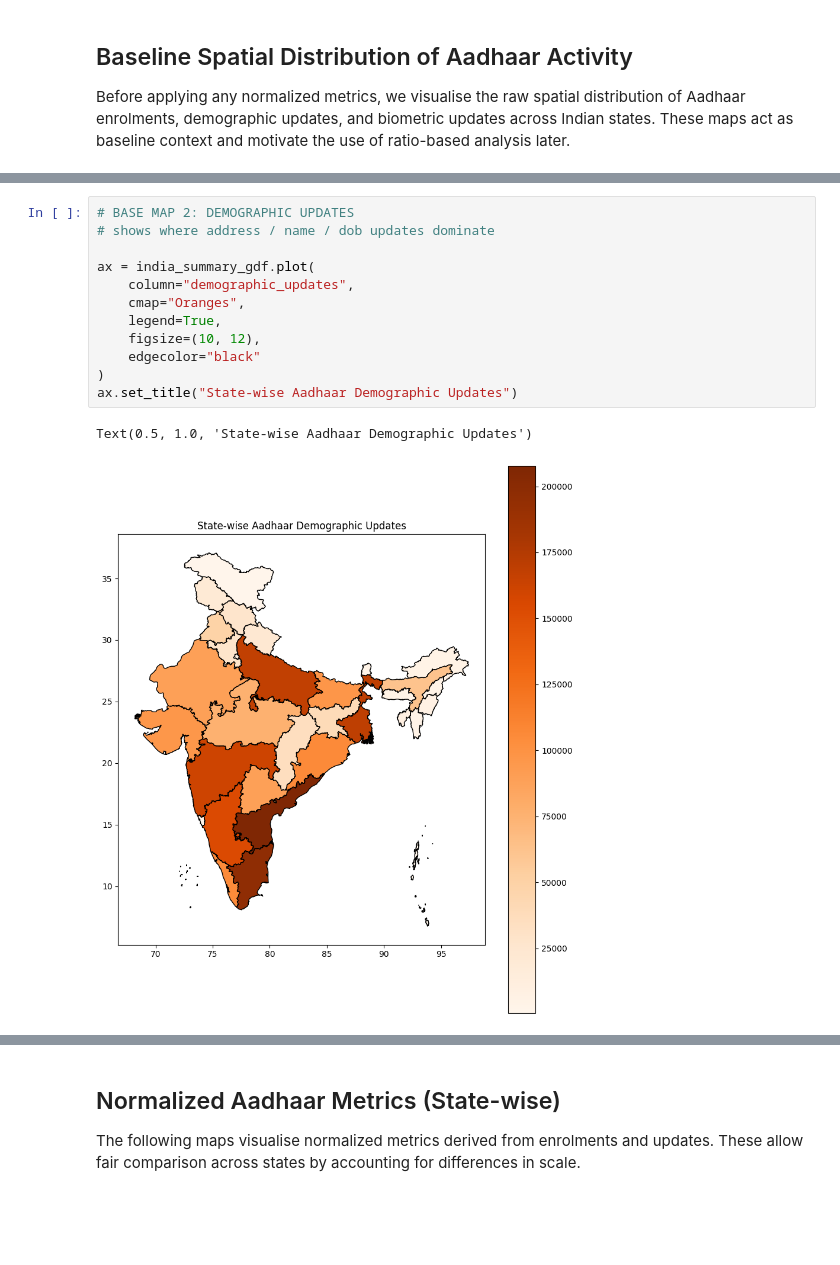
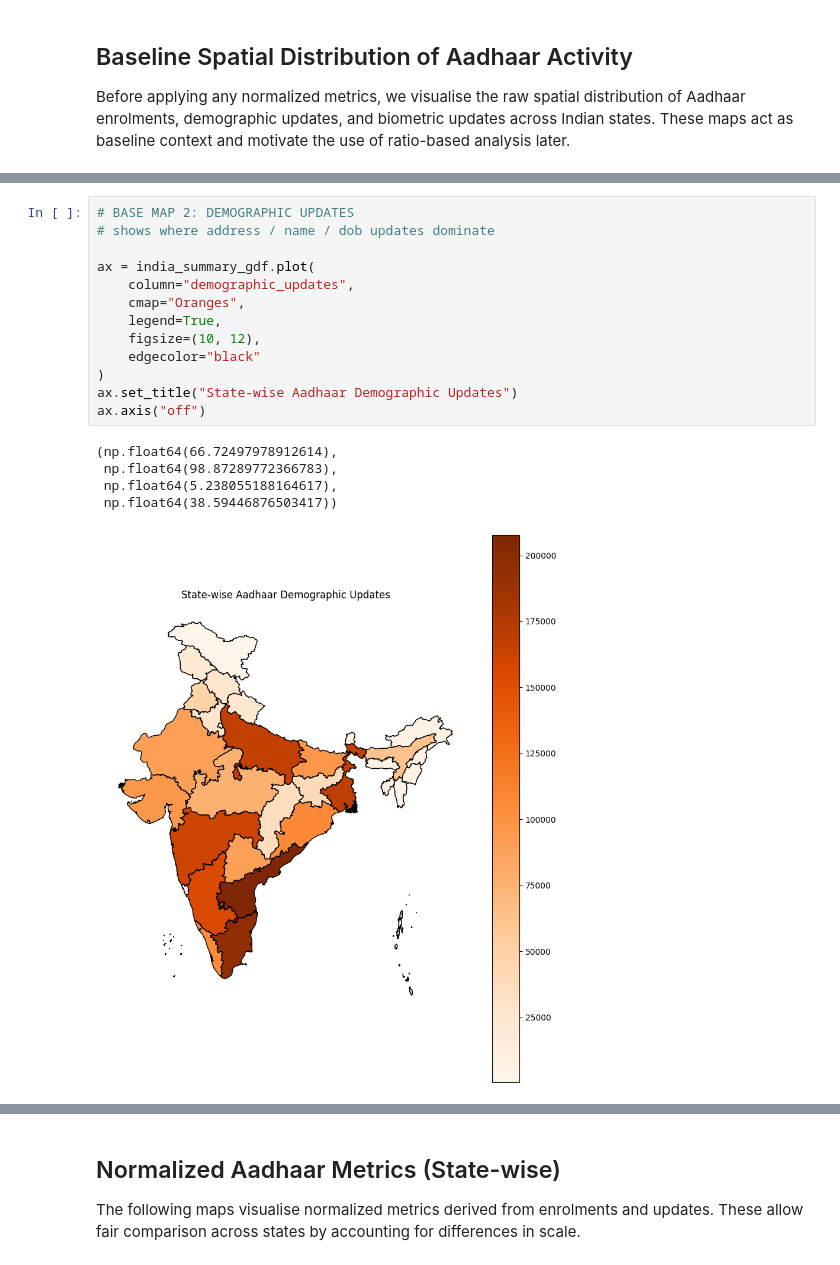
Before and after one commit to KadakWNL/uidai-datathon, a Jupyter notebook: statesNB.ipynb, the cells around one changed output, grey strips where cells are left out. Cells and saved outputs as stored; diff of their text form; blank space fills up the shorter version.

Commit message:
some changes in state, major districtwise update

```diff
--- a/statesNB.ipynb
+++ b/statesNB.ipynb
@@ -448,18 +452,22 @@ Text(0.5, 1.0, 'State-wise Aadhaar Enrolments')
 # %%
 # BASE MAP 2: DEMOGRAPHIC UPDATES
 # shows where address / name / dob updates dominate
 
 ax = india_summary_gdf.plot(
     column="demographic_updates",
     cmap="Oranges",
     legend=True,
     figsize=(10, 12),
     edgecolor="black"
 )
 ax.set_title("State-wise Aadhaar Demographic Updates")
+ax.axis("off")
 # %% [output]
-Text(0.5, 1.0, 'State-wise Aadhaar Demographic Updates')
+(np.float64(66.72497978912614),
+ np.float64(98.87289772366783),
+ np.float64(5.238055188164617),
+ np.float64(38.59446876503417))
-[figure, old version]
+[figure, new version]
 # %%
 
 # BASE MAP 3: BIOMETRIC UPDATES
```
Also changed, not shown: parts of 7 cells of this notebook, 1 other file.
